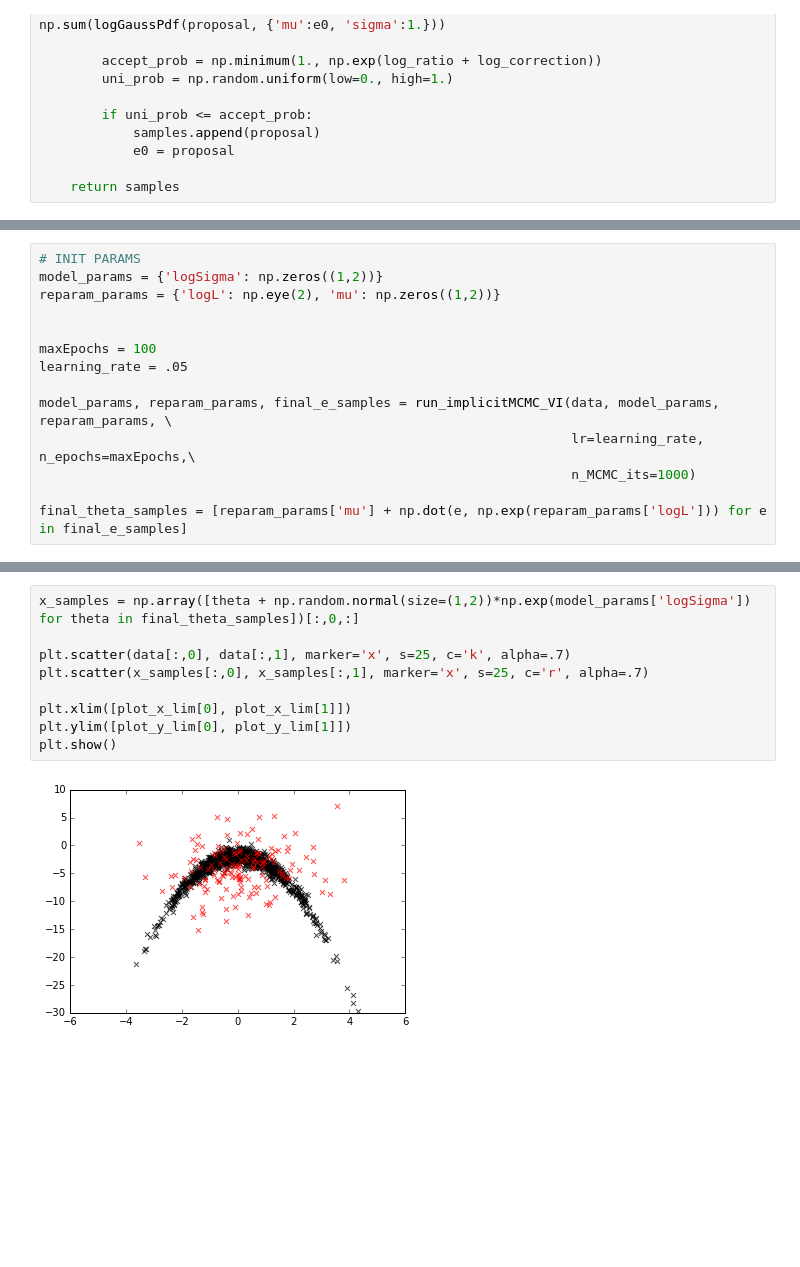
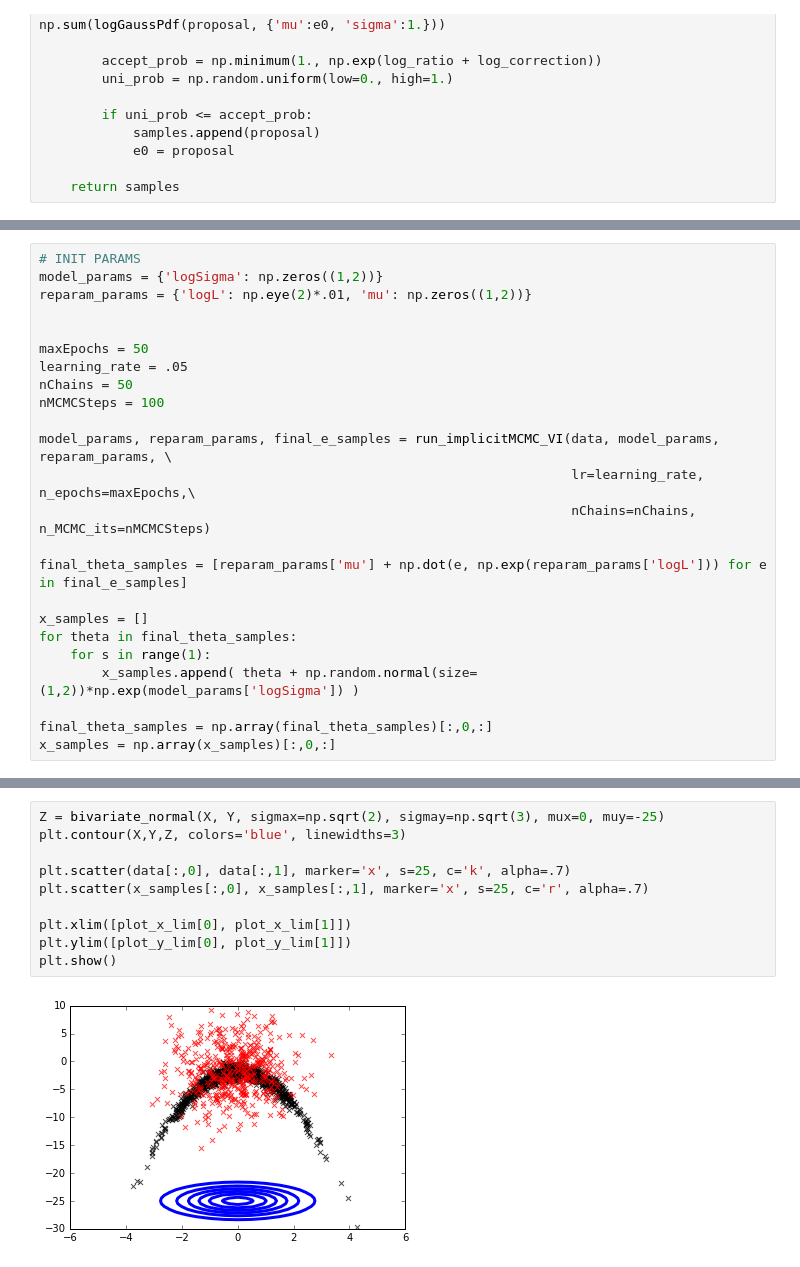
Before and after one commit to enalisnick/blog_sandbox, a Jupyter notebook: paper_summaries/Learning_Model_Reparametrizations.ipynb, the cells around one changed output, grey strips where cells are left out. Drawn from its saved outputs; the diff is of its cells as text; blank space fills up the shorter version.

Commit message:
working, but samples aren't precise

```diff
--- a/paper_summaries/Learning_Model_Reparametrizations.ipynb
+++ b/paper_summaries/Learning_Model_Reparametrizations.ipynb
@@ -151,15 +157,25 @@ def run_implicitMCMC_VI(data, model_params, reparam_params, lr=.001, n_epochs=10
 # %%
 # INIT PARAMS
 model_params = {'logSigma': np.zeros((1,2))}
-reparam_params = {'logL': np.eye(2), 'mu': np.zeros((1,2))}
+reparam_params = {'logL': np.eye(2)*.01, 'mu': np.zeros((1,2))}
 
 
-maxEpochs = 100
+maxEpochs = 50
 learning_rate = .05
+nChains = 50
+nMCMCSteps = 100
 
 model_params, reparam_params, final_e_samples = run_implicitMCMC_VI(data, model_params, reparam_params, \
                                                                     lr=learning_rate, n_epochs=maxEpochs,\
-                                                                    n_MCMC_its=1000)
+                                                                    nChains=nChains, n_MCMC_its=nMCMCSteps)
 
 final_theta_samples = [reparam_params['mu'] + np.dot(e, np.exp(reparam_params['logL'])) for e in final_e_samples]
+
+x_samples = []
+for theta in final_theta_samples:
+    for s in range(1):
+        x_samples.append( theta + np.random.normal(size=(1,2))*np.exp(model_params['logSigma']) )
+
+final_theta_samples = np.array(final_theta_samples)[:,0,:]
+x_samples = np.array(x_samples)[:,0,:]
 # %% [output]
@@ -183,11 +199,12 @@ Epoch #99, LL: -4436.7028
 # %%
-x_samples = np.array([theta + np.random.normal(size=(1,2))*np.exp(model_params['logSigma']) for theta in final_theta_samples])[:,0,:]
+Z = bivariate_normal(X, Y, sigmax=np.sqrt(2), sigmay=np.sqrt(3), mux=0, muy=-25)
+plt.contour(X,Y,Z, colors='blue', linewidths=3)
 
 plt.scatter(data[:,0], data[:,1], marker='x', s=25, c='k', alpha=.7)
 plt.scatter(x_samples[:,0], x_samples[:,1], marker='x', s=25, c='r', alpha=.7)
 
 plt.xlim([plot_x_lim[0], plot_x_lim[1]])
 plt.ylim([plot_y_lim[0], plot_y_lim[1]])
 plt.show()
 # %% [output]
-[figure, old version]
+[figure, new version]
```
Also changed, not shown: parts of 3 cells of this notebook.
